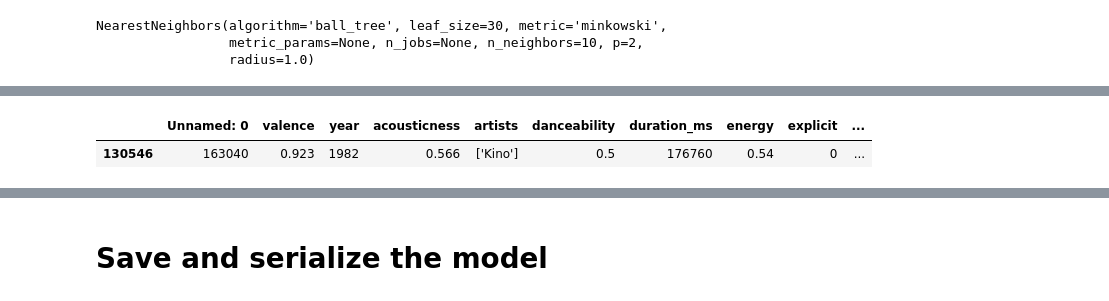
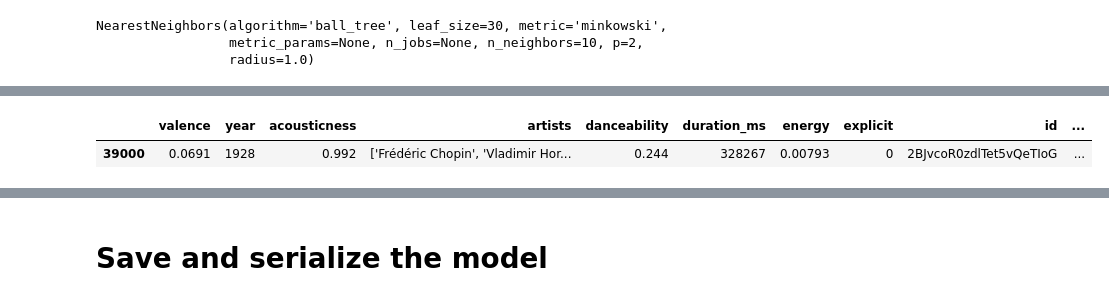
Before and after one commit to SpotifySlueths/SpotifySluelth, a Jupyter notebook: possible_model.ipynb, the cells around one changed output, grey strips where cells are left out. Drawn from its saved outputs; the diff is of its cells as text; code cells hidden in the pictures.

```diff
--- a/possible_model.ipynb
+++ b/possible_model.ipynb
@@ -161,10 +129,10 @@ for n in neighbors:
 # %%
-df = pd.read_csv('data_o_clean.csv')
-df_new = df.query("id== '1fNsuaAQ3VhJy46HSh9PMY'")
+df = pd.read_csv('data_o.csv')
+df_new = df.query("id== '2BJvcoR0zdlTet5vQeTIoG'")
 
 df_new
 # %% [output]
-|  | Unnamed: 0 | valence | year | acousticness | artists | danceability | duration_ms | energy | explicit | ... |
-| 130546 | 163040 | 0.923 | 1982 | 0.566 | ['Kino'] | 0.5 | 176760 | 0.54 | 0 | ... |
+|  | valence | year | acousticness | artists | danceability | duration_ms | energy | explicit | id | ... |
+| 39000 | 0.0691 | 1928 | 0.992 | ['Frédéric Chopin', 'Vladimir Hor... | 0.244 | 328267 | 0.00793 | 0 | 2BJvcoR0zdlTet5vQeTIoG | ... |
 # %%
 returned_songs = [df.iloc[n] for n in neighbors]
```
Also changed, not shown: parts of 52 cells of this notebook.
